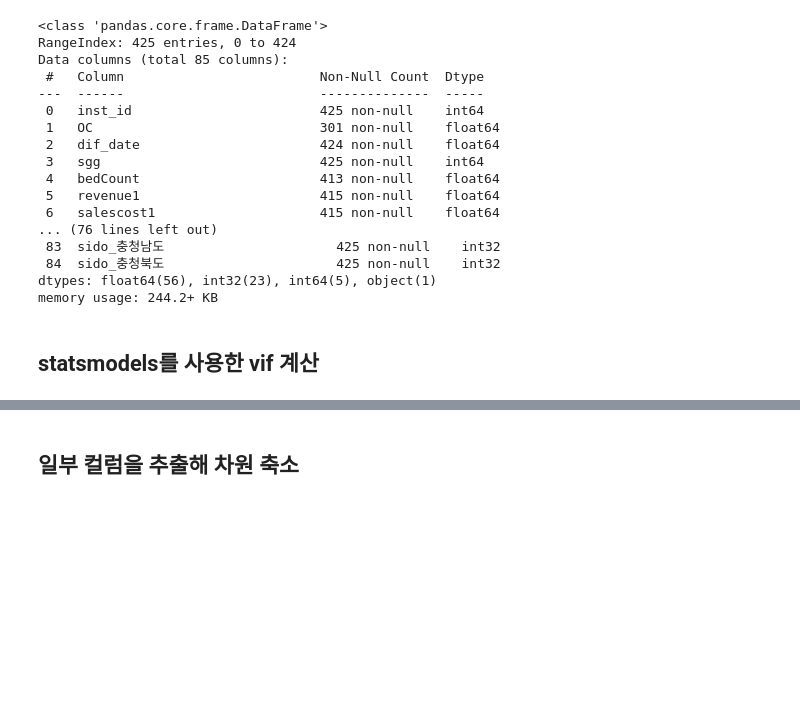
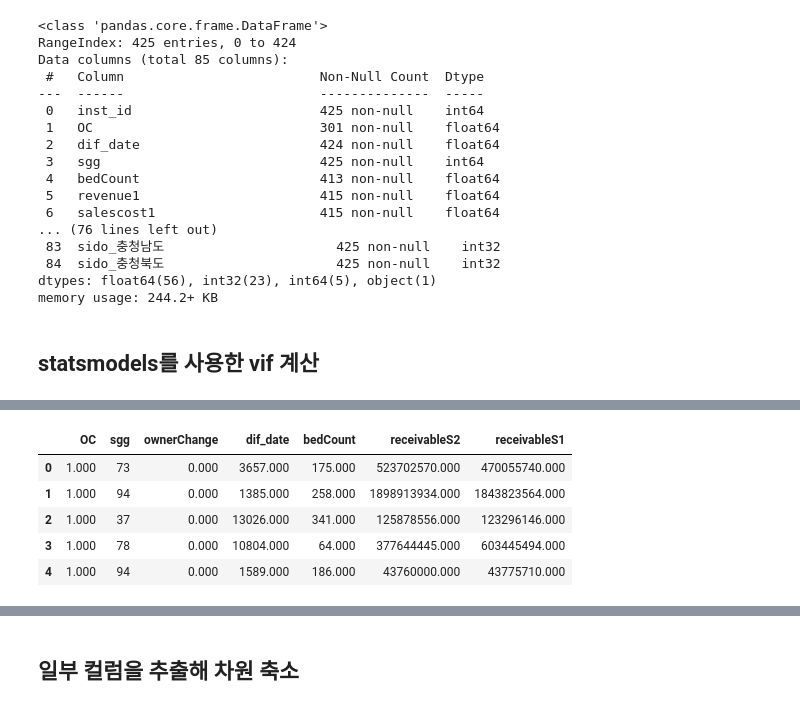
Before and after one commit to nyeokinyeoki/Gym_zalabim, a Jupyter notebook: ipynb/hospital.ipynb, the cells around one changed output, grey strips where cells are left out. Saved outputs shown, nothing was run; the diff lists cells and outputs as text; code cells hidden in the pictures; blank space fills up the shorter version.

```diff
--- a/ipynb/hospital.ipynb
+++ b/ipynb/hospital.ipynb
@@ -427,6 +483,13 @@ fvList = [feat_vif[f] for f in range(len(feat_vif))]
 fvList.insert(0, "OC")
 # %%
 df_drop_vif = df_new[fvList]
-# df_drop_vif.head()
+df_drop_vif.head()
+# %% [output]
+|  | OC | sgg | ownerChange | dif_date | bedCount | receivableS2 | receivableS1 |
+| 0 | 1.000 | 73 | 0.000 | 3657.000 | 175.000 | 523702570.000 | 470055740.000 |
+| 1 | 1.000 | 94 | 0.000 | 1385.000 | 258.000 | 1898913934.000 | 1843823564.000 |
+| 2 | 1.000 | 37 | 0.000 | 13026.000 | 341.000 | 125878556.000 | 123296146.000 |
+| 3 | 1.000 | 78 | 0.000 | 10804.000 | 64.000 | 377644445.000 | 603445494.000 |
+| 4 | 1.000 | 94 | 0.000 | 1589.000 | 186.000 | 43760000.000 | 43775710.000 |
 # %%
 df_drop_vif.info()
```
Also changed, not shown: parts of 24 cells of this notebook.
